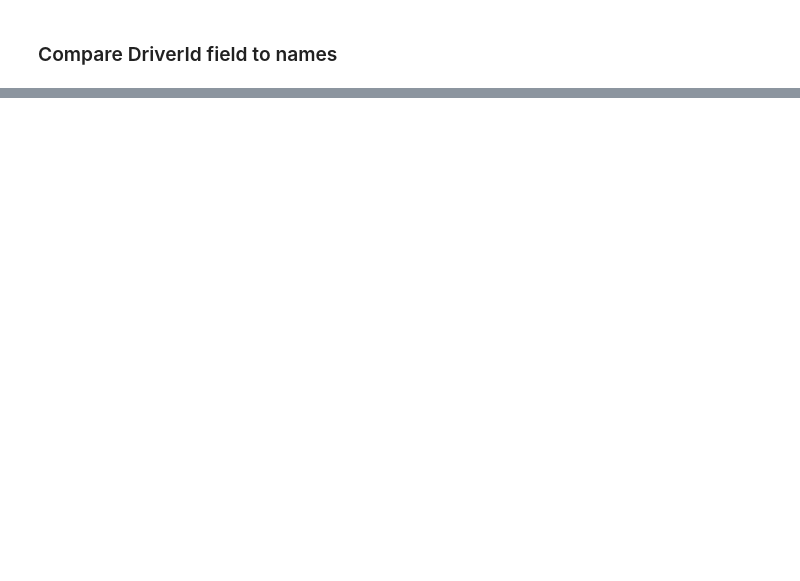
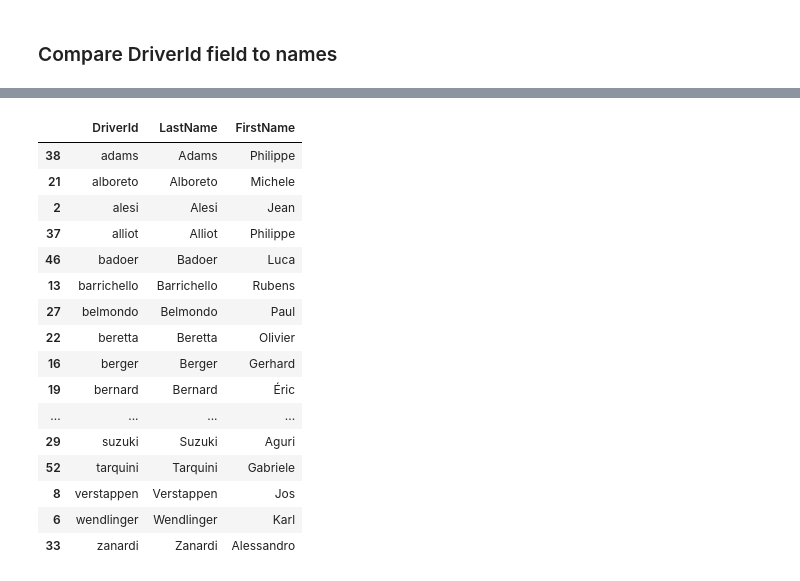
Before and after one commit to AnthonyDalke/f1data, a Jupyter notebook: piastri/docs/fastf1_prototyping.ipynb, the cells around one changed output, grey strips where cells are left out. Cells and saved outputs as stored; diff of their text form; code cells hidden in the pictures; blank space fills up the shorter version.

```diff
--- a/piastri/docs/fastf1_prototyping.ipynb
+++ b/piastri/docs/fastf1_prototyping.ipynb
@@ -174,0 +222,21 @@ ValueError: Failed to load any schedule data.
+# %%
+# df_unique = df_all.drop_duplicates().sort_values(by="LastName").reset_index(drop=True)
+df_unique
+# %% [output]
+|  | DriverId | LastName | FirstName |
+| 38 | adams | Adams | Philippe |
+| 21 | alboreto | Alboreto | Michele |
+| 2 | alesi | Alesi | Jean |
+| 37 | alliot | Alliot | Philippe |
+| 46 | badoer | Badoer | Luca |
+| 13 | barrichello | Barrichello | Rubens |
+| 27 | belmondo | Belmondo | Paul |
+| 22 | beretta | Beretta | Olivier |
+| 16 | berger | Berger | Gerhard |
+| 19 | bernard | Bernard | Éric |
+| ... | ... | ... | ... |
+| 29 | suzuki | Suzuki | Aguri |
+| 52 | tarquini | Tarquini | Gabriele |
+| 8 | verstappen | Verstappen | Jos |
+| 6 | wendlinger | Wendlinger | Karl |
+| 33 | zanardi | Zanardi | Alessandro |
```
Also changed, not shown: parts of 8 cells of this notebook.
